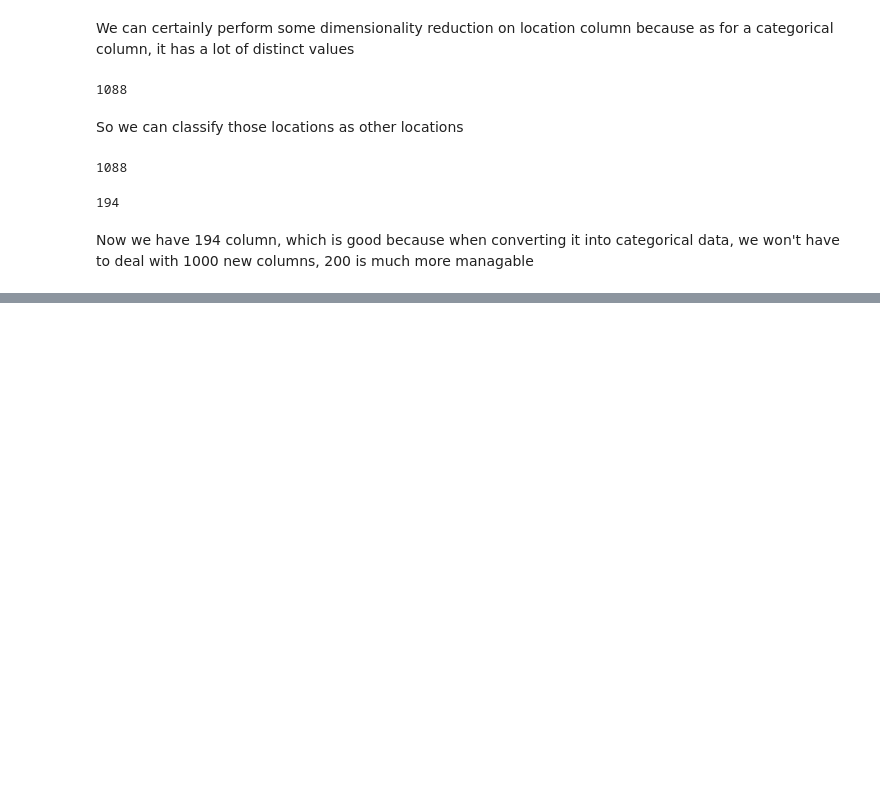
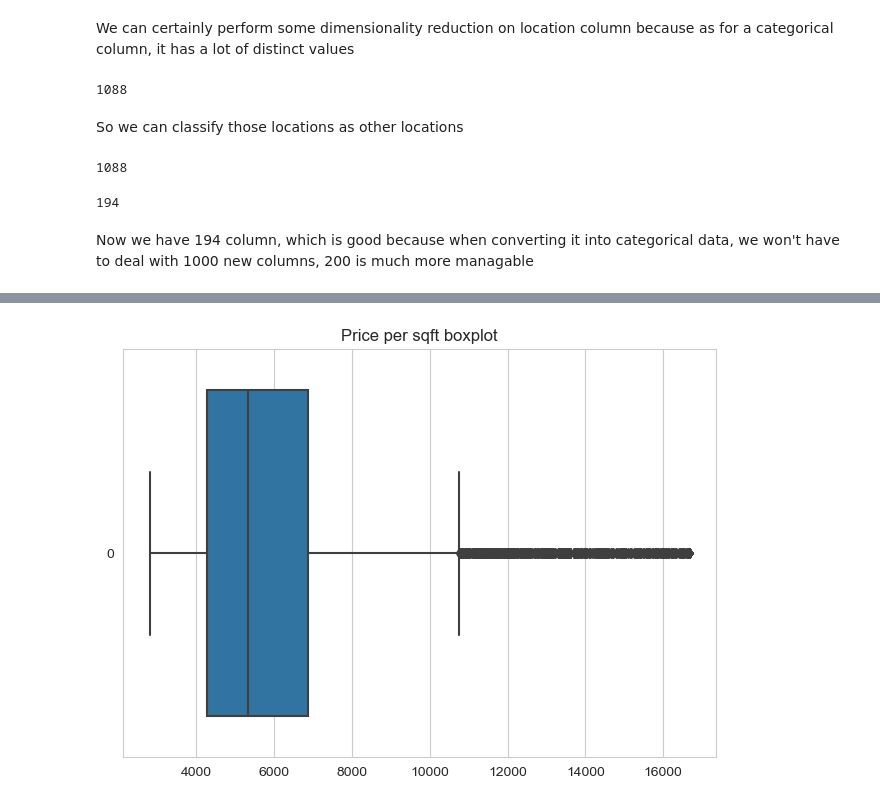
Before and after one commit to Asifdotexe/real-estate-price-prediction, a Jupyter notebook: python/House Price Prediction.ipynb, the cells around one changed output, grey strips where cells are left out. Cells and saved outputs as stored; diff of their text form; code cells hidden in the pictures; blank space fills up the shorter version.

```diff
--- a/python/House Price Prediction.ipynb
+++ b/python/House Price Prediction.ipynb
@@ -282,0 +316,10 @@ Now we have 194 column, which is good because when converting it into categorica
+# %%
+# Replace extreme values with the maximum or minimum non-outlier values.
+df['price_per_sqft'] = winsorize(df['price_per_sqft'], limits=[0.02, 0.02])
+# %%
+sns.boxplot(df['price_per_sqft'], orient='h')
+plt.title('Price per sqft boxplot')
+plt.tight_layout()
+plt.show()
+# %% [output]
+[figure, added]
```
Also changed, not shown: parts of 25 cells of this notebook.
